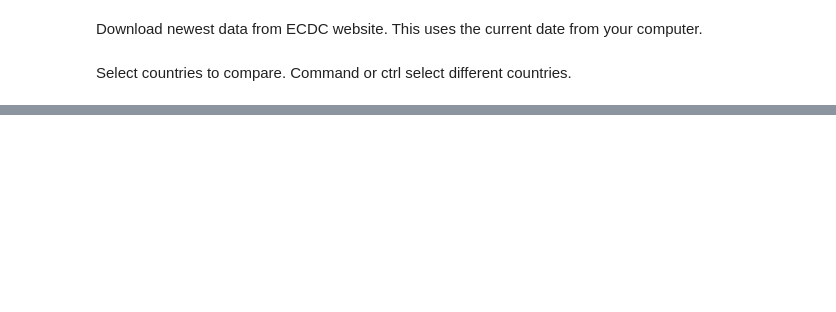
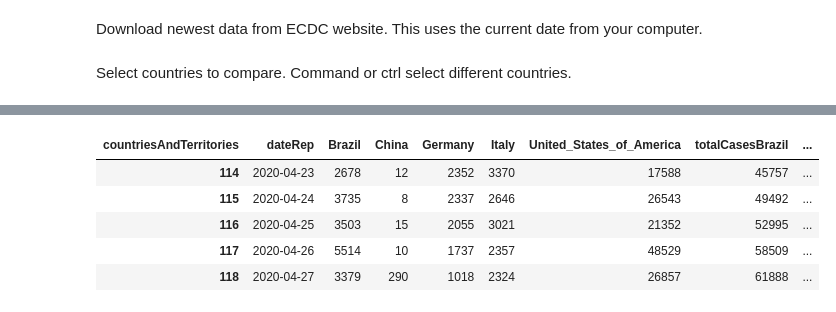
Before and after one commit to mavezum/Covid19-Analysis, a Jupyter notebook: CoronaData.ipynb, the cells around one changed output, grey strips where cells are left out. Drawn from its saved outputs; the diff is of its cells as text; code cells hidden in the pictures; blank space fills up the shorter version.

```diff
--- a/CoronaData.ipynb
+++ b/CoronaData.ipynb
@@ -64,0 +69,16 @@ plt.show()
+# %%
+biggestLength = 0
+oldestCountry = '';
+newMergedDf = [];
+for country in analyzedCountries:
+    colName = 'totalCases' + country
+    dfNewCases[colName] = dfNewCases[country].cumsum() #use the cumulative sum to add all new cases up to now and calculate total cases
+    dfOver1000 = dfNewCases.loc[dfNewCases[colName] >= 1000]
+    if(len(dfOver1000) > biggestLength):
+        biggestLength = len(dfOver1000)
+        oldestCountry = country
+      #  newMergedDf = dfNewCases[dfNewCases[colName]] #totalData[totalData['countriesAndTerritories']
+       # newMergedDf[country] = dfNewCases[country]
+
+    datePassed1000 = dfOver1000.iloc[0].dateRep
+    print(country, 'passed 1000 cases on', datePassed1000)
@@ -64,0 +91,9 @@ plt.show()
+# %%
+dfNewCases.tail()
+# %% [output]
+| countriesAndTerritories | dateRep | Brazil | China | Germany | Italy | United_States_of_America | totalCasesBrazil | ... |
+| 114 | 2020-04-23 | 2678 | 12 | 2352 | 3370 | 17588 | 45757 | ... |
+| 115 | 2020-04-24 | 3735 | 8 | 2337 | 2646 | 26543 | 49492 | ... |
+| 116 | 2020-04-25 | 3503 | 15 | 2055 | 3021 | 21352 | 52995 | ... |
+| 117 | 2020-04-26 | 5514 | 10 | 1737 | 2357 | 48529 | 58509 | ... |
+| 118 | 2020-04-27 | 3379 | 290 | 1018 | 2324 | 26857 | 61888 | ... |
```
Also changed, not shown: parts of 5 cells of this notebook.
